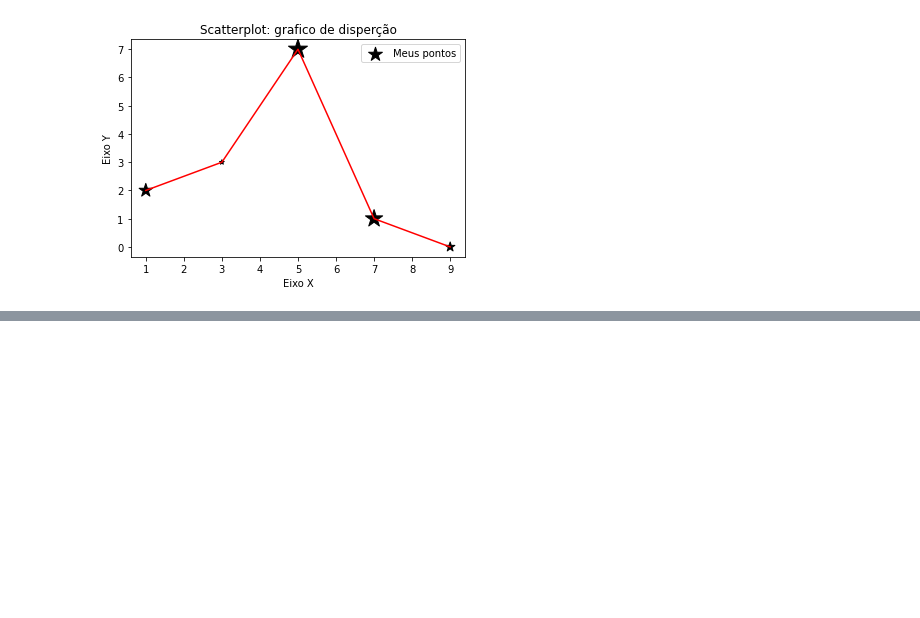
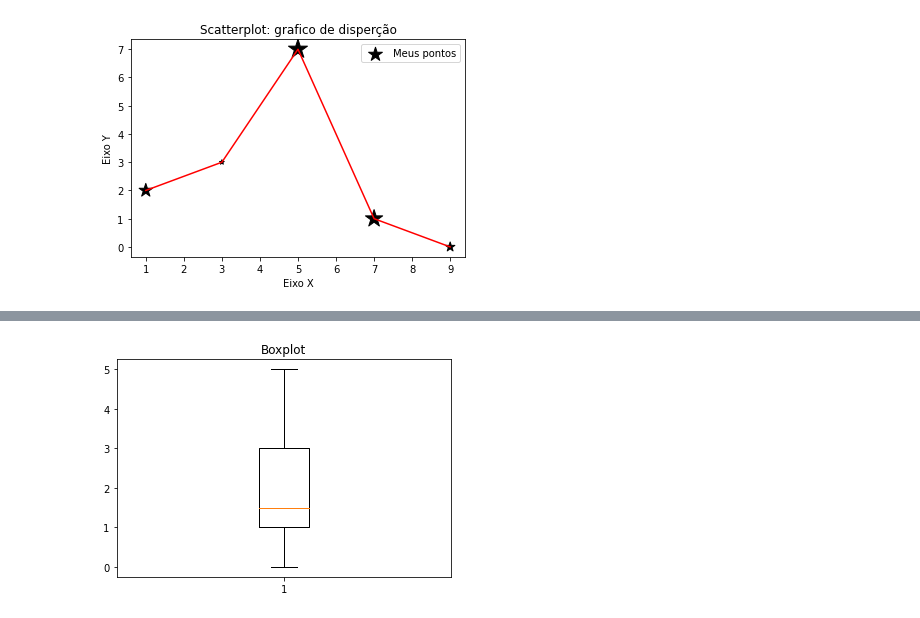
Before and after one commit to AllanPessin/Data-Science, a Jupyter notebook: Data Science.ipynb, the cells around one changed output, grey strips where cells are left out. Saved outputs shown, nothing was run; the diff lists cells and outputs as text; code cells hidden in the pictures; blank space fills up the shorter version.

```diff
--- a/Data Science.ipynb
+++ b/Data Science.ipynb
@@ -171,0 +199,16 @@ plt.savefig("Figura3.pdf", dpi=72)
+# %%
+# Boxplo
+import matplotlib.pyplot as plt
+import random #geração de numeros aleatorio
+
+vetor = []
+
+for i in range(10):
+  numero_aleatorio = random.randint(0,5)#gera numero aleatorios inteiros
+  vetor.append(numero_aleatorio)
+
+plt.boxplot(vetor)
+plt.title("Boxplot")
+plt.show()
+# %% [output]
+[figure, added]
```
Also changed, not shown: parts of 3 cells of this notebook.
